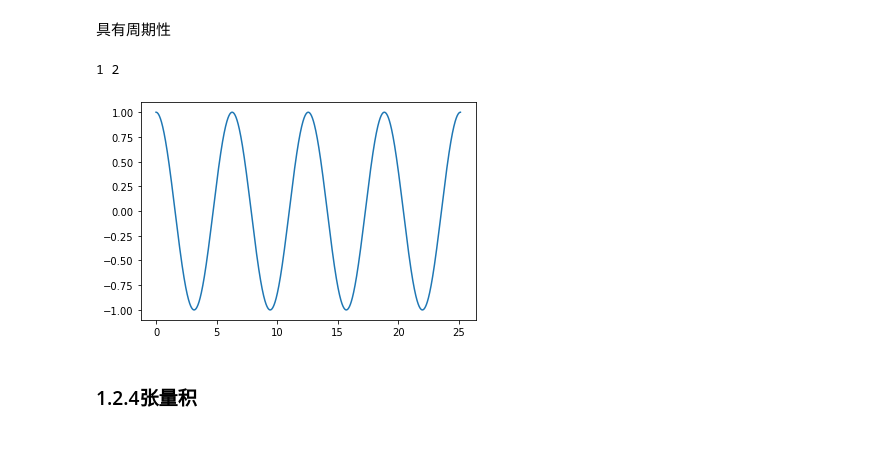
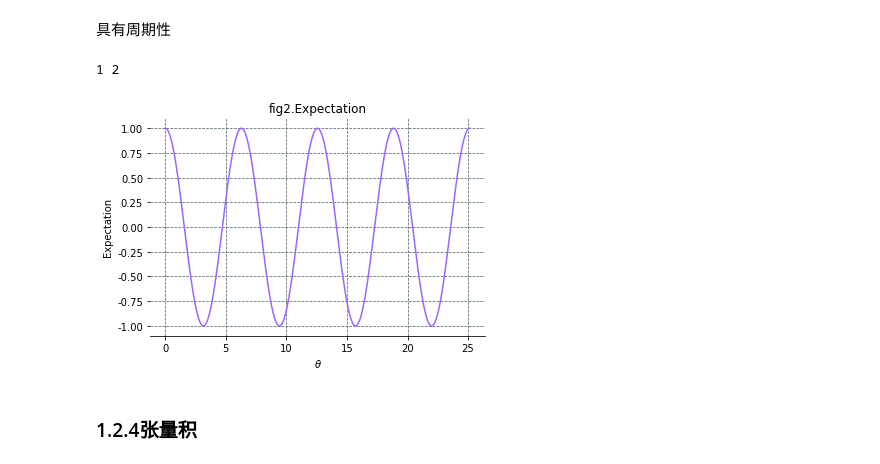
Before and after one commit to BenjaminT2048/quantum_simulations, a Jupyter notebook: coding diary.ipynb, the cells around one changed output. Saved outputs shown, nothing was run; the diff lists cells and outputs as text; code cells hidden in the pictures.

```diff
--- a/coding diary.ipynb
+++ b/coding diary.ipynb
@@ -118,35 +123,44 @@ Z = tc.gates._z_matrix
 I = np.array([[1, 0],[0, 1]])
 
 def func(theta):
     if i==0:
         P = X*1j
     if i==1:
         P = Y*1j
     if i==2:
         P = Z*1j
     if i==3:
         P = I*1j
 
     if j==0:
         Q = X
     if j==1:
         Q = Y
     if j==2:
         Q = Z
     if j==3:
         Q = I
     v_0 = np.array([[1, 0]])
     v = v_0 @ K.expm((P*theta)/2)
     A = K.transpose(K.conj(v))
     E = v @ Q @ A
     return E[0,0]
 
+fig,ax = plt.subplots()
+ax.spines["left"].set_visible(False)
+ax.spines["top"].set_visible(False)
+ax.spines["right"].set_visible(False)
+ax.set_title('fig2.Expectation')
+plt.xlabel(r"$\theta$")
+plt.ylabel(r"Expectation")
+ax.grid(ls = "--", lw = 0.75, color = "#4E616C")
+
 theta_list = np.arange(0, 8 * np.pi, 0.01)
-plt.plot(theta_list, [func(theta) for theta in theta_list])
+plt.plot(theta_list, [func(theta) for theta in theta_list], color = "#9966FF")
 plt.show()
 # %% [output]
 1 2
-[figure, old version]
+[figure, new version]
 # %% [markdown]
 ### 1.2.4张量积
 # %%
```
Also changed, not shown: parts of 8 cells of this notebook.
